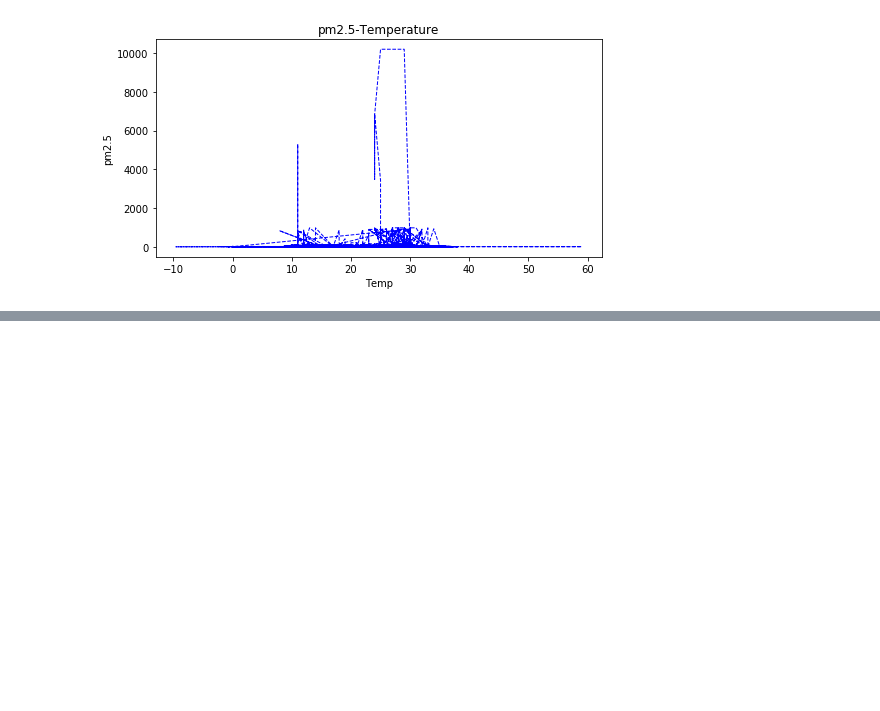
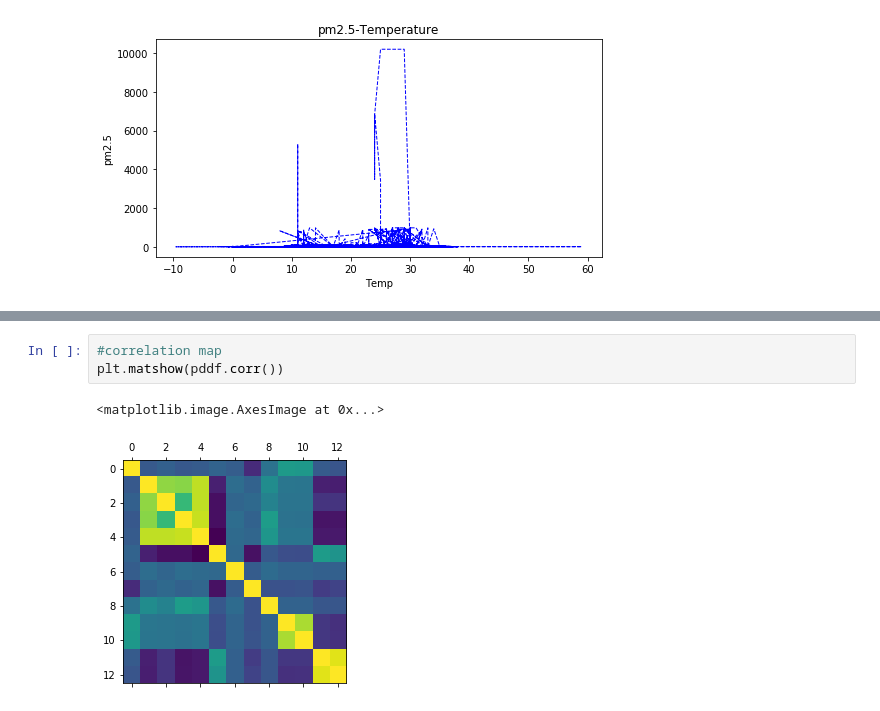
Before and after one commit to JarryYang/jyan298infosys722, a Jupyter notebook: jyan298-infosys722.ipynb, the cells around one changed output, grey strips where cells are left out. Drawn from its saved outputs; the diff is of its cells as text; blank space fills up the shorter version.

```diff
--- a/jyan298-infosys722.ipynb
+++ b/jyan298-infosys722.ipynb
@@ -193,0 +213,6 @@ plt.show()
+# %%
+#correlation map
+plt.matshow(pddf.corr())
+# %% [output]
+<matplotlib.image.AxesImage at 0x...>
+[figure, added]
```
Also changed, not shown: parts of 18 cells of this notebook.
